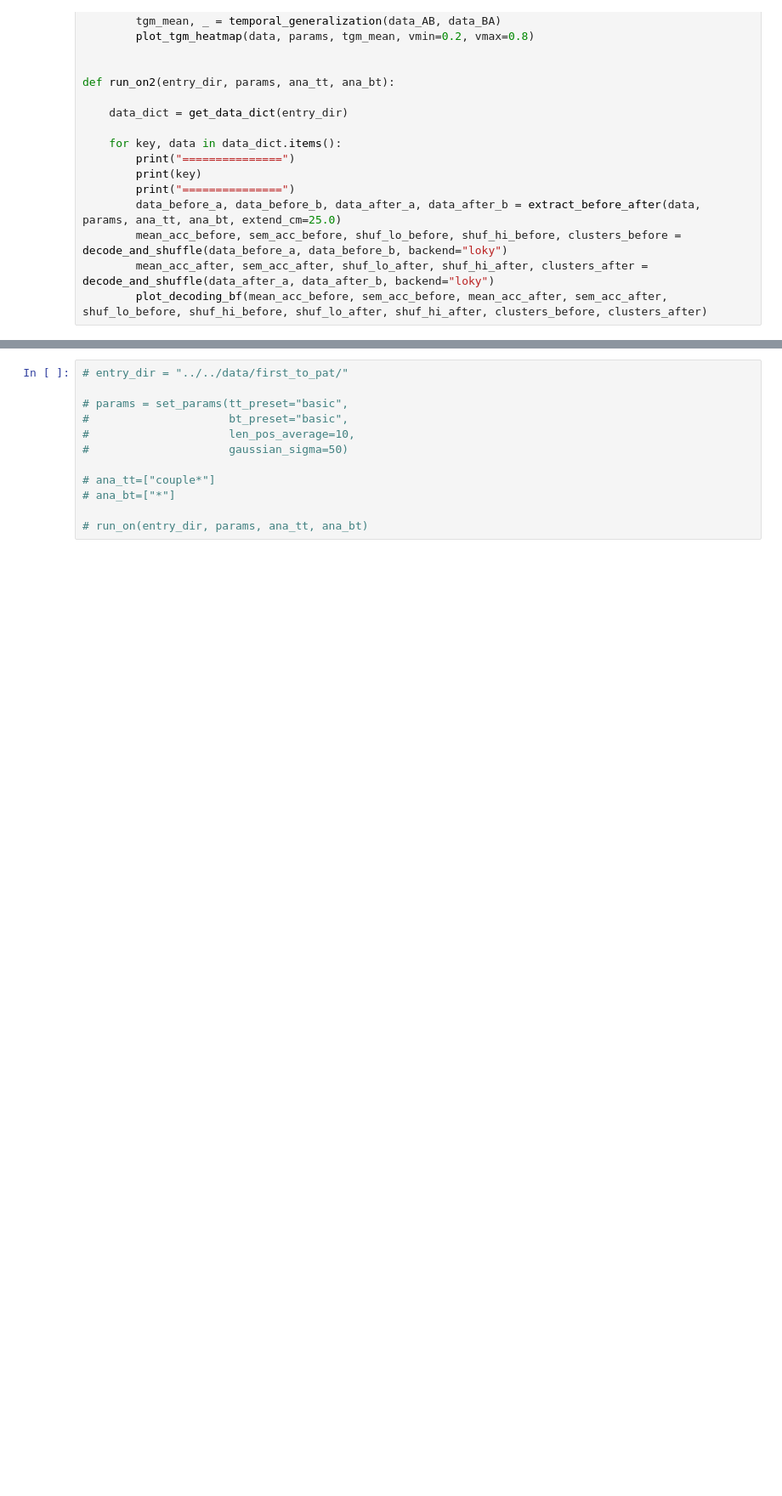
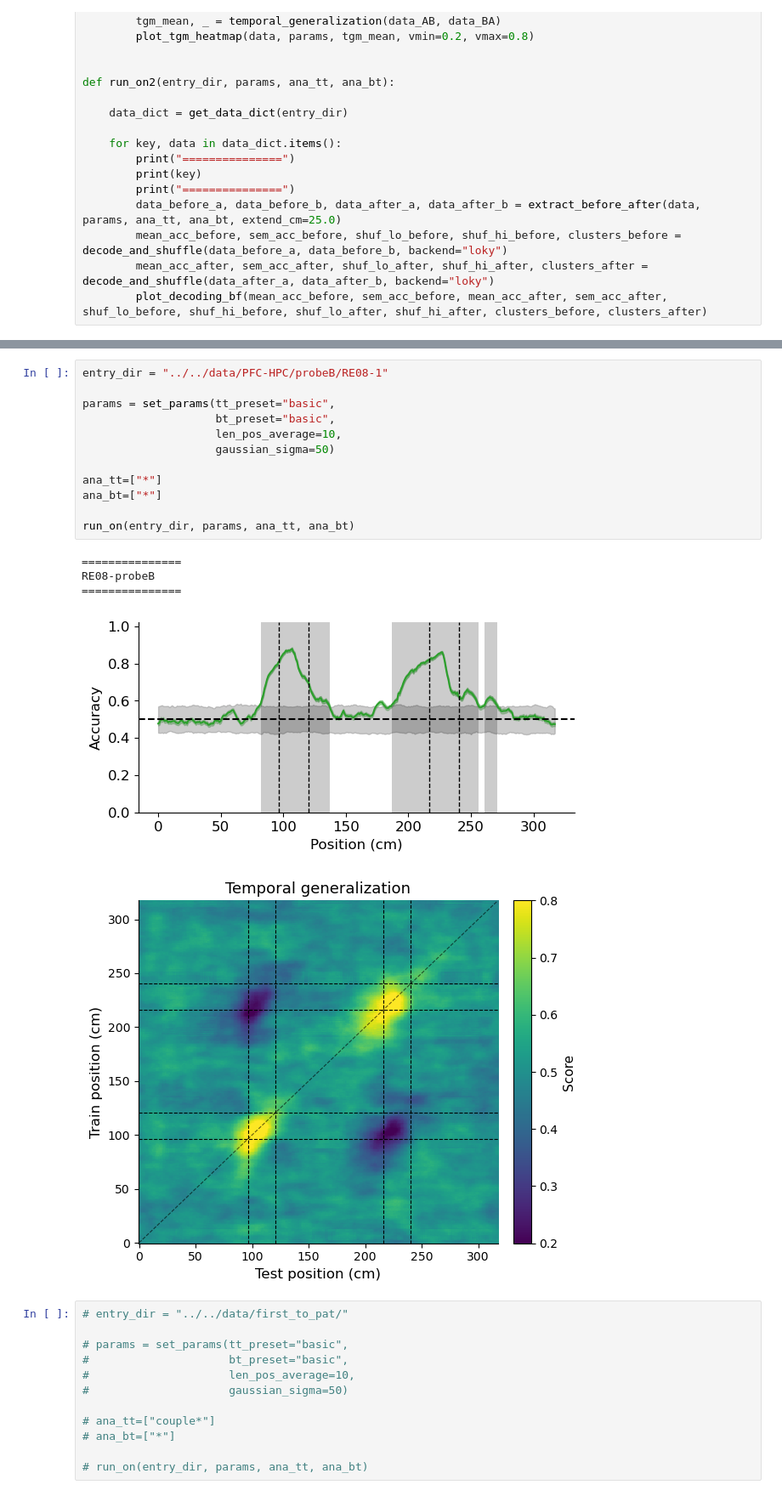
Before and after one commit to ymseq/ZhaoLab-analysis-python, a Jupyter notebook: src/PFC_NP_analysis/ab_cell_svm.ipynb, the cells around one changed output, grey strips where cells are left out. Shown at 85% size. Cells and saved outputs as stored; diff of their text form; blank space fills up the shorter version.

```diff
--- a/src/PFC_NP_analysis/ab_cell_svm.ipynb
+++ b/src/PFC_NP_analysis/ab_cell_svm.ipynb
@@ -761,3 +745,21 @@ RC03-PFCsep
+# %%
+entry_dir = "../../data/PFC-HPC/probeB/RE08-1"
+
+params = set_params(tt_preset="basic",
+                    bt_preset="basic",
+                    len_pos_average=10,
+                    gaussian_sigma=50)
+
+ana_tt=["*"]
+ana_bt=["*"]
+
+run_on(entry_dir, params, ana_tt, ana_bt)
+# %% [output]
+===============
+RE08-probeB
+===============
+[figure, added]
+[figure, added]
 # %%
 # entry_dir = "../../data/first_to_pat/"
 
```
Also changed, not shown: parts of 1 cell of this notebook, 17 other files.
